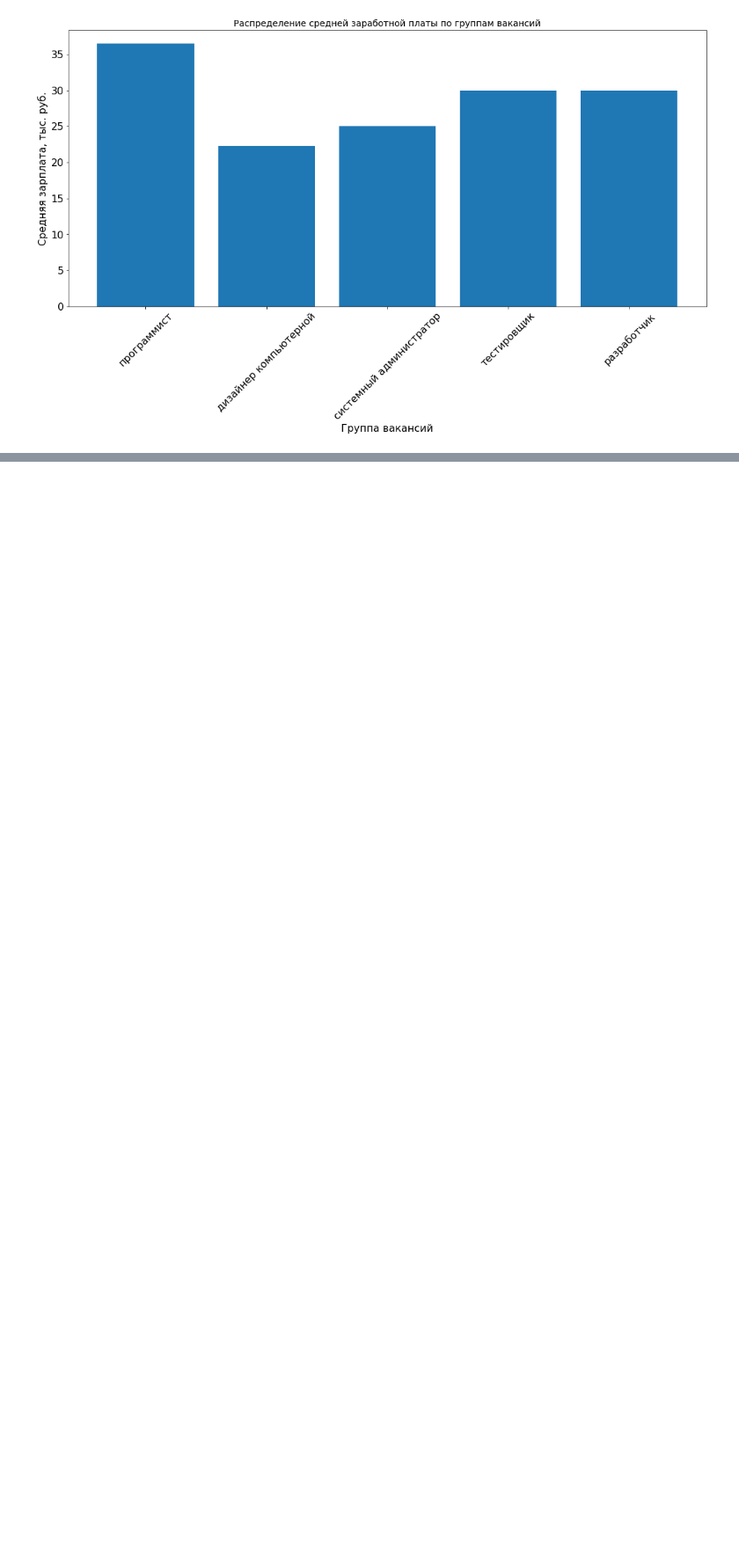
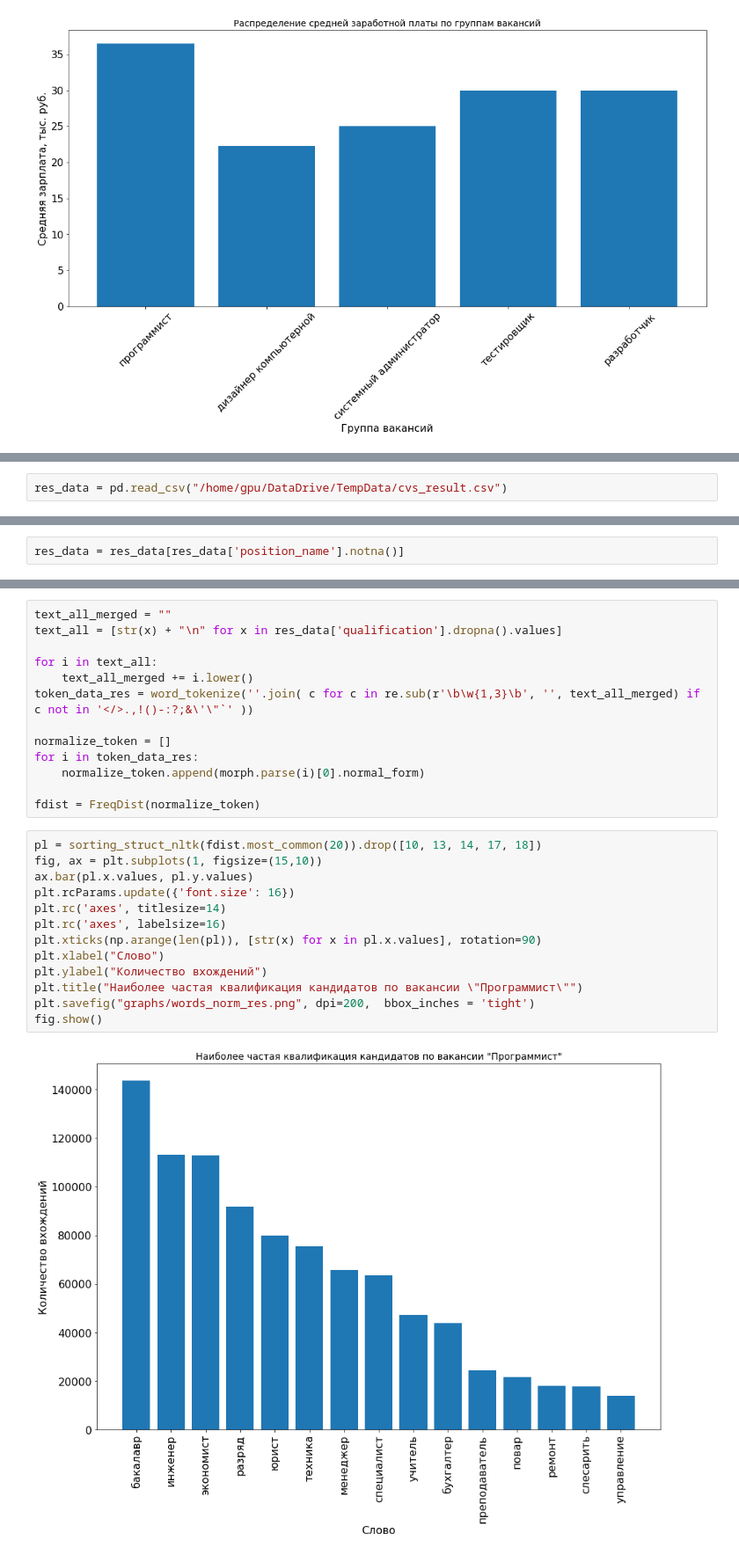
Before and after one commit to melchugin/choiceapp.deaflizards.ru, a Jupyter notebook: research/Sentiment.ipynb, the cells around one changed output, grey strips where cells are left out. Shown at 88% size. Cells and saved outputs as stored; diff of their text form; blank space fills up the shorter version.

```diff
--- a/research/Sentiment.ipynb
+++ b/research/Sentiment.ipynb
@@ -623,0 +642,2 @@ plt.show()
+# %%
+res_data = pd.read_csv("/home/gpu/DataDrive/TempData/cvs_result.csv")
@@ -623,0 +655,2 @@ plt.show()
+# %%
+res_data = res_data[res_data['position_name'].notna()]
@@ -623,0 +661,28 @@ plt.show()
+# %%
+text_all_merged = ""
+text_all = [str(x) + "\n" for x in res_data['qualification'].dropna().values]
+
+for i in text_all:
+    text_all_merged += i.lower()
+token_data_res = word_tokenize(''.join( c for c in re.sub(r'\b\w{1,3}\b', '', text_all_merged) if  c not in '</>.,!()-:?;&\'\"`' ))
+
+normalize_token = []
+for i in token_data_res:
+    normalize_token.append(morph.parse(i)[0].normal_form)
+
+fdist = FreqDist(normalize_token)
+# %%
+pl = sorting_struct_nltk(fdist.most_common(20)).drop([10, 13, 14, 17, 18])
+fig, ax = plt.subplots(1, figsize=(15,10))
+ax.bar(pl.x.values, pl.y.values)
+plt.rcParams.update({'font.size': 16})
+plt.rc('axes', titlesize=14)
+plt.rc('axes', labelsize=16)
+plt.xticks(np.arange(len(pl)), [str(x) for x in pl.x.values], rotation=90)
+plt.xlabel("Слово")
+plt.ylabel("Количество вхождений")
+plt.title("Наиболее частая квалификация кандидатов по вакансии \"Программист\"")
+plt.savefig("graphs/words_norm_res.png", dpi=200,  bbox_inches = 'tight')
+fig.show()
+# %% [output]
+[figure, added]
```
Also changed, not shown: parts of 15 cells of this notebook, 3 other files.
